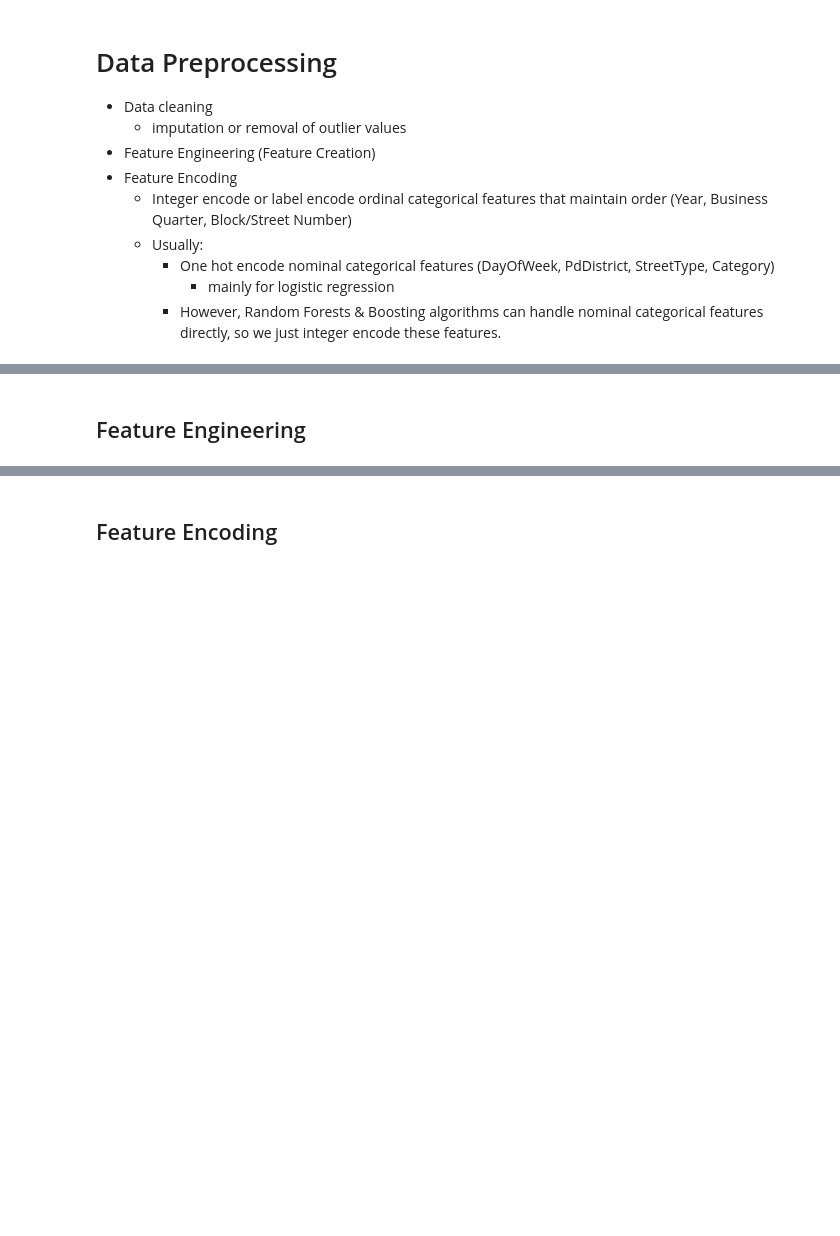
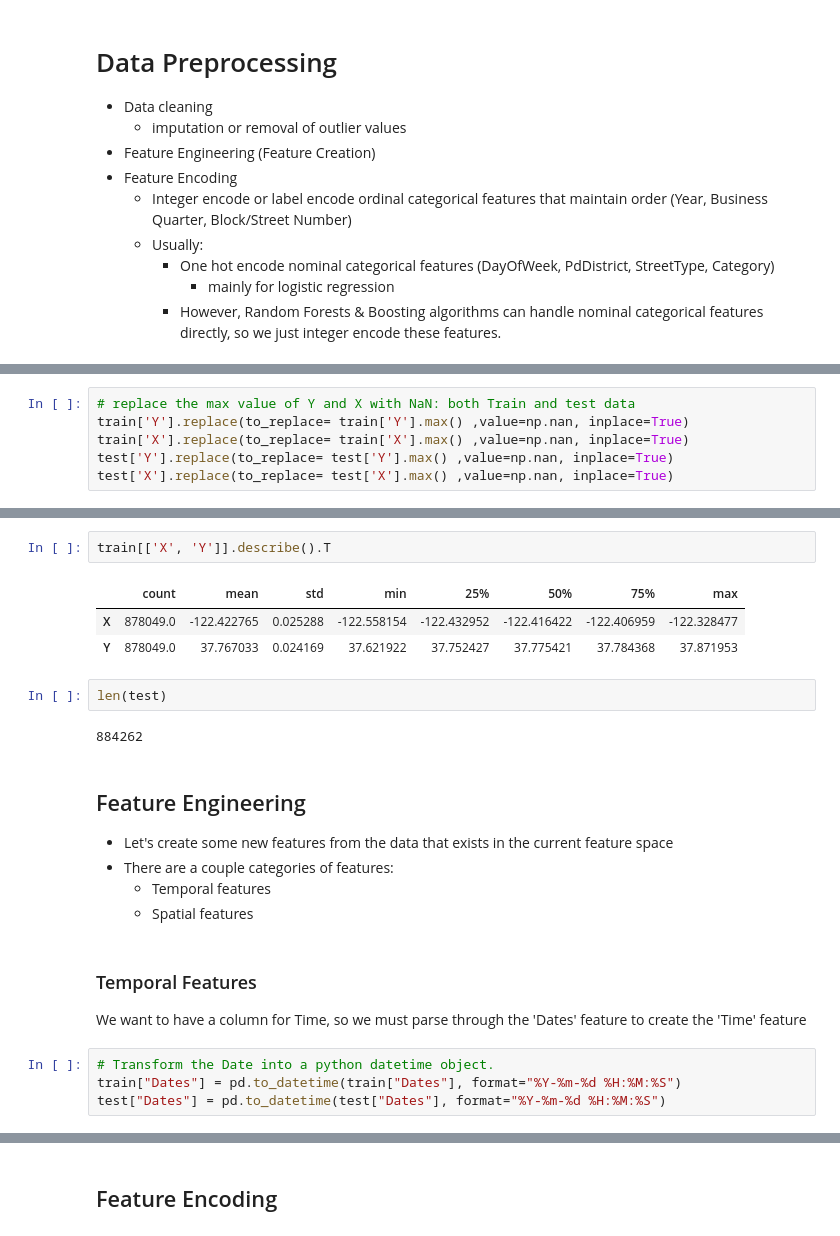
Before and after one commit to mj-awad17/Data_Analystics-Projects, a Jupyter notebook: sf-crime/sf-crime-prediction.ipynb, the cells around one changed output, grey strips where cells are left out. Drawn from its saved outputs; the diff is of its cells as text; blank space fills up the shorter version.

```diff
--- a/sf-crime/sf-crime-prediction.ipynb
+++ b/sf-crime/sf-crime-prediction.ipynb
@@ -316,0 +337,6 @@ train.describe().T
+# %%
+# replace the max value of Y and X with NaN: both Train and test data
+train['Y'].replace(to_replace= train['Y'].max() ,value=np.nan, inplace=True)
+train['X'].replace(to_replace= train['X'].max() ,value=np.nan, inplace=True)
+test['Y'].replace(to_replace= test['Y'].max() ,value=np.nan, inplace=True)
+test['X'].replace(to_replace= test['X'].max() ,value=np.nan, inplace=True)
@@ -317,2 +393,23 @@ train.describe().T
+# %%
+train[['X', 'Y']].describe().T
+# %% [output]
+|  | count | mean | std | min | 25% | 50% | 75% | max |
+| X | 878049.0 | -122.422765 | 0.025288 | -122.558154 | -122.432952 | -122.416422 | -122.406959 | -122.328477 |
+| Y | 878049.0 | 37.767033 | 0.024169 | 37.621922 | 37.752427 | 37.775421 | 37.784368 | 37.871953 |
+# %%
+len(test)
+# %% [output]
+884262
 # %% [markdown]
 ## Feature Engineering
+- Let's create some new features from the data that exists in the current feature space
+- There are a couple categories of features:
+    - Temporal features
+    - Spatial features
+# %% [markdown]
+### Temporal Features
+We want to have a column for Time, so we must parse through the 'Dates' feature to create the 'Time' feature
+# %%
+# Transform the Date into a python datetime object.
+train["Dates"] = pd.to_datetime(train["Dates"], format="%Y-%m-%d %H:%M:%S")
+test["Dates"] = pd.to_datetime(test["Dates"], format="%Y-%m-%d %H:%M:%S")
```
Also changed, not shown: parts of 8 cells of this notebook.
